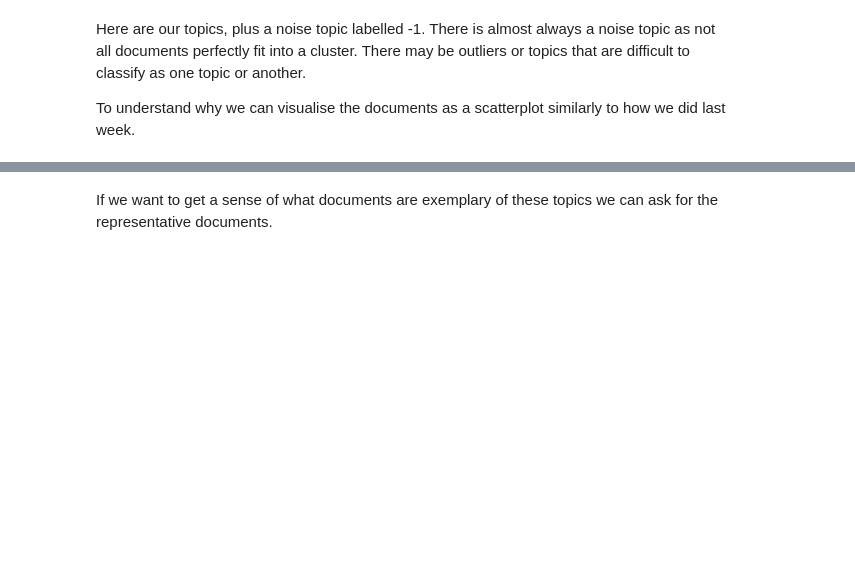
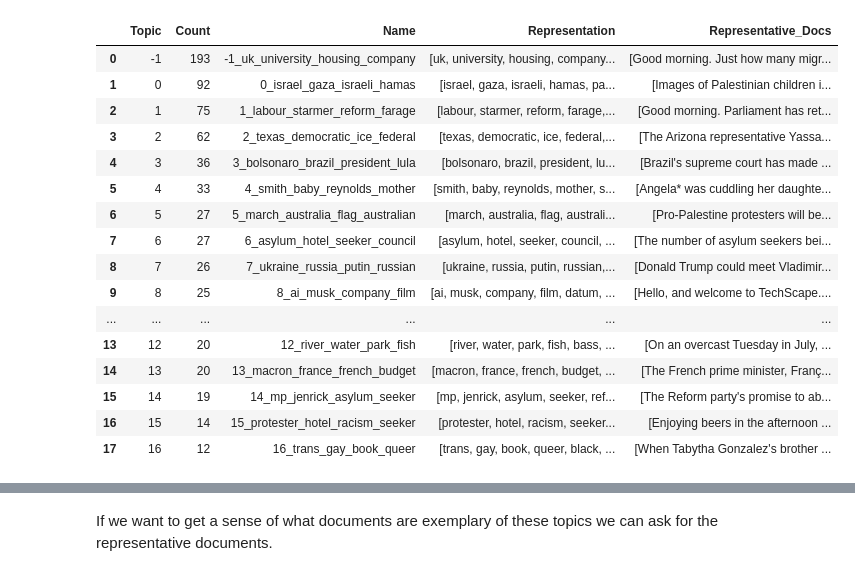
Before and after one commit to Minyall/sc290_materials, a Jupyter notebook: 4_topic_modelling/4_topic_modelling.ipynb, the cells around one changed output, grey strips where cells are left out. Drawn from its saved outputs; the diff is of its cells as text; code cells hidden in the pictures; blank space fills up the shorter version.

```diff
--- a/4_topic_modelling/4_topic_modelling.ipynb
+++ b/4_topic_modelling/4_topic_modelling.ipynb
@@ -65,6 +153,24 @@ embeddings = transformer.encode(articles['cleaned_text'])
 # %%
 from sklearn.feature_extraction.text import CountVectorizer
-cv = CountVectorizer(stop_words='english', min_df=5, max_df=0.95)
+cv = CountVectorizer(stop_words='english', min_df=5, max_df=0.95) # we learned about these different arguments last week.
 
-topic_model = BERTopic(calculate_probabilities=True, vectorizer_model=cv) # one extra argument so we can demonstrate a feature later
-topics, probabilities = topic_model.fit_transform(articles['cleaned_text'], embeddings=embeddings)
+topic_model.update_topics(docs=tokens, vectorizer_model=cv)
+topic_model.get_topic_info()
+# %% [output]
+|  | Topic | Count | Name | Representation | Representative_Docs |
+| 0 | -1 | 193 | -1_uk_university_housing_company | [uk, university, housing, company... | [Good morning. Just how many migr... |
+| 1 | 0 | 92 | 0_israel_gaza_israeli_hamas | [israel, gaza, israeli, hamas, pa... | [Images of Palestinian children i... |
+| 2 | 1 | 75 | 1_labour_starmer_reform_farage | [labour, starmer, reform, farage,... | [Good morning. Parliament has ret... |
+| 3 | 2 | 62 | 2_texas_democratic_ice_federal | [texas, democratic, ice, federal,... | [The Arizona representative Yassa... |
+| 4 | 3 | 36 | 3_bolsonaro_brazil_president_lula | [bolsonaro, brazil, president, lu... | [Brazil's supreme court has made ... |
+| 5 | 4 | 33 | 4_smith_baby_reynolds_mother | [smith, baby, reynolds, mother, s... | [Angela* was cuddling her daughte... |
+| 6 | 5 | 27 | 5_march_australia_flag_australian | [march, australia, flag, australi... | [Pro-Palestine protesters will be... |
+| 7 | 6 | 27 | 6_asylum_hotel_seeker_council | [asylum, hotel, seeker, council, ... | [The number of asylum seekers bei... |
+| 8 | 7 | 26 | 7_ukraine_russia_putin_russian | [ukraine, russia, putin, russian,... | [Donald Trump could meet Vladimir... |
+| 9 | 8 | 25 | 8_ai_musk_company_film | [ai, musk, company, film, datum, ... | [Hello, and welcome to TechScape.... |
+| ... | ... | ... | ... | ... | ... |
+| 13 | 12 | 20 | 12_river_water_park_fish | [river, water, park, fish, bass, ... | [On an overcast Tuesday in July, ... |
+| 14 | 13 | 20 | 13_macron_france_french_budget | [macron, france, french, budget, ... | [The French prime minister, Franç... |
+| 15 | 14 | 19 | 14_mp_jenrick_asylum_seeker | [mp, jenrick, asylum, seeker, ref... | [The Reform party's promise to ab... |
+| 16 | 15 | 14 | 15_protester_hotel_racism_seeker | [protester, hotel, racism, seeker... | [Enjoying beers in the afternoon ... |
+| 17 | 16 | 12 | 16_trans_gay_book_queer | [trans, gay, book, queer, black, ... | [When Tabytha Gonzalez's brother ... |
@@ -78,4 +176,0 @@ topic_model.get_topic_info()
-# %% [markdown]
-Here are our topics, plus a noise topic labelled -1. There is almost always a noise topic as not all documents perfectly fit into a cluster. There may be outliers or topics that are difficult to classify as one topic or another.
-
-To understand why we can visualise the documents as a scatterplot similarly to how we did last week.
```
Also changed, not shown: parts of 27 cells of this notebook, 2 other files.
